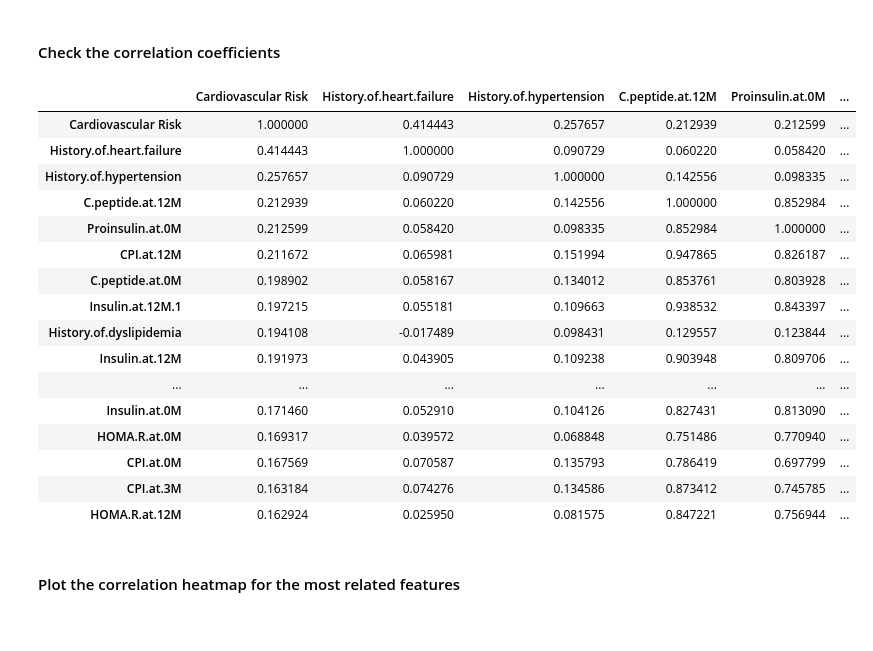
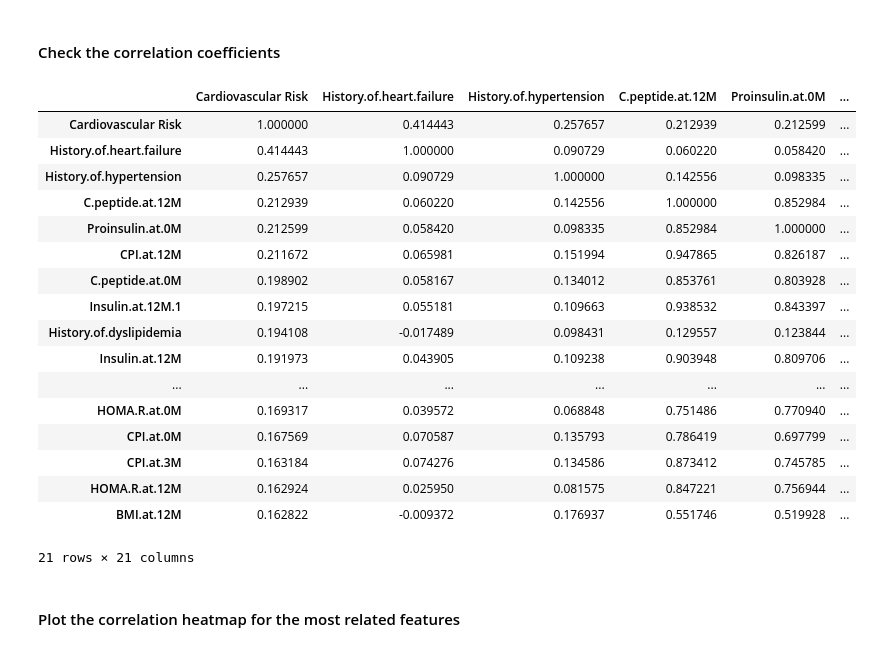
Before and after one commit to dolores824/hds-package, a Jupyter notebook: example_diabetes_complecations_prediction.ipynb, the cells around one changed output. Saved outputs shown, nothing was run; the diff lists cells and outputs as text; code cells hidden in the pictures.

```diff
--- a/example_diabetes_complecations_prediction.ipynb
+++ b/example_diabetes_complecations_prediction.ipynb
@@ -75,4 +75,6 @@ cor_heatmap(df_cvd)
 [figure]
 # %% [markdown]
 #### Select the most related 20 features for cardiovascular risk
+# %%
+feature = Feature(df_cvd, 'Cardiovascular Risk')
 # %%
@@ -90,25 +118,26 @@ Index(['Cardiovascular Risk', 'History.of.heart.failure',
 # %% [markdown]
 #### Check the correlation coefficients
 # %%
-most_20_corr = view_correlations(df_cvd, most_related_20)
+most_20_corr = feature.view_correlations()
 most_20_corr
 # %% [output]
 |  | Cardiovascular Risk | History.of.heart.failure | History.of.hypertension | C.peptide.at.12M | Proinsulin.at.0M | ... |
 | Cardiovascular Risk | 1.000000 | 0.414443 | 0.257657 | 0.212939 | 0.212599 | ... |
 | History.of.heart.failure | 0.414443 | 1.000000 | 0.090729 | 0.060220 | 0.058420 | ... |
 | History.of.hypertension | 0.257657 | 0.090729 | 1.000000 | 0.142556 | 0.098335 | ... |
 | C.peptide.at.12M | 0.212939 | 0.060220 | 0.142556 | 1.000000 | 0.852984 | ... |
 | Proinsulin.at.0M | 0.212599 | 0.058420 | 0.098335 | 0.852984 | 1.000000 | ... |
 | CPI.at.12M | 0.211672 | 0.065981 | 0.151994 | 0.947865 | 0.826187 | ... |
 | C.peptide.at.0M | 0.198902 | 0.058167 | 0.134012 | 0.853761 | 0.803928 | ... |
 | Insulin.at.12M.1 | 0.197215 | 0.055181 | 0.109663 | 0.938532 | 0.843397 | ... |
 | History.of.dyslipidemia | 0.194108 | -0.017489 | 0.098431 | 0.129557 | 0.123844 | ... |
 | Insulin.at.12M | 0.191973 | 0.043905 | 0.109238 | 0.903948 | 0.809706 | ... |
 | ... | ... | ... | ... | ... | ... | ... |
-| Insulin.at.0M | 0.171460 | 0.052910 | 0.104126 | 0.827431 | 0.813090 | ... |
 | HOMA.R.at.0M | 0.169317 | 0.039572 | 0.068848 | 0.751486 | 0.770940 | ... |
 | CPI.at.0M | 0.167569 | 0.070587 | 0.135793 | 0.786419 | 0.697799 | ... |
 | CPI.at.3M | 0.163184 | 0.074276 | 0.134586 | 0.873412 | 0.745785 | ... |
 | HOMA.R.at.12M | 0.162924 | 0.025950 | 0.081575 | 0.847221 | 0.756944 | ... |
+| BMI.at.12M | 0.162822 | -0.009372 | 0.176937 | 0.551746 | 0.519928 | ... |
+21 rows × 21 columns
 # %% [markdown]
 #### Plot the correlation heatmap for the most related features
```
Also changed, not shown: parts of 23 cells of this notebook.
